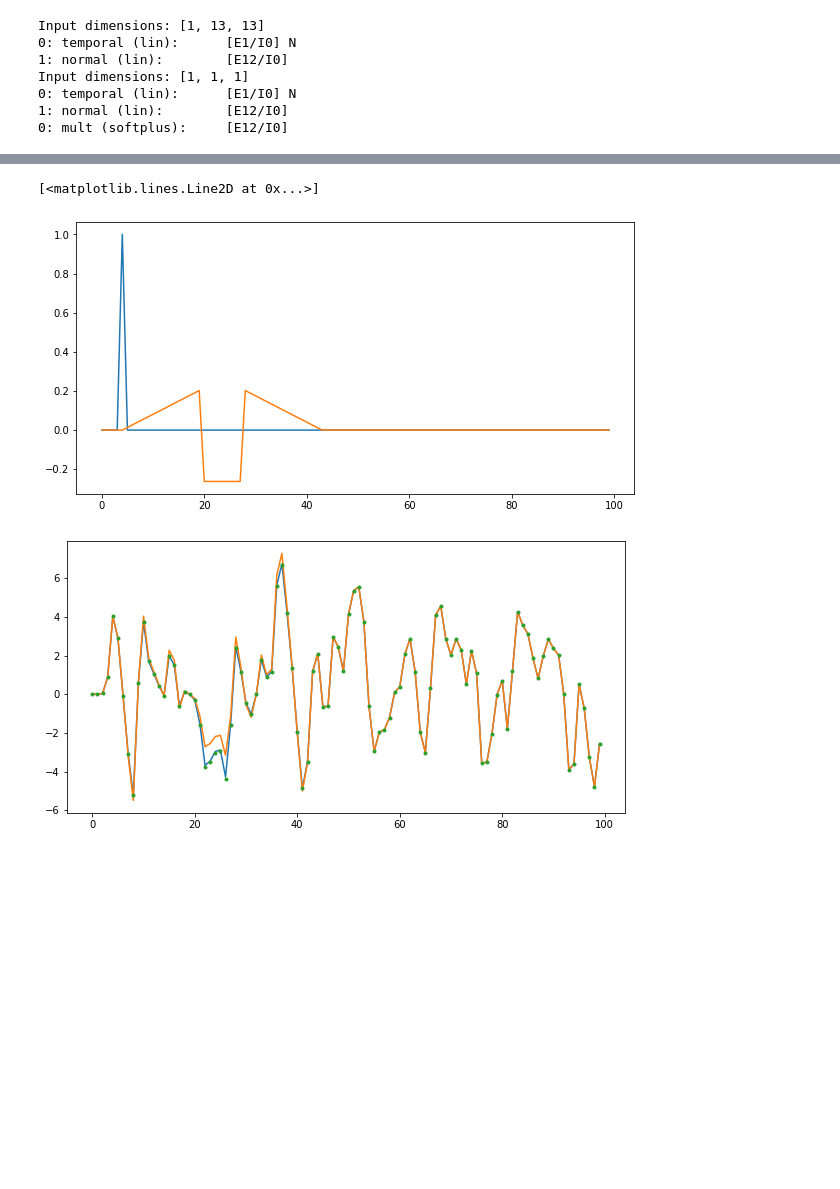
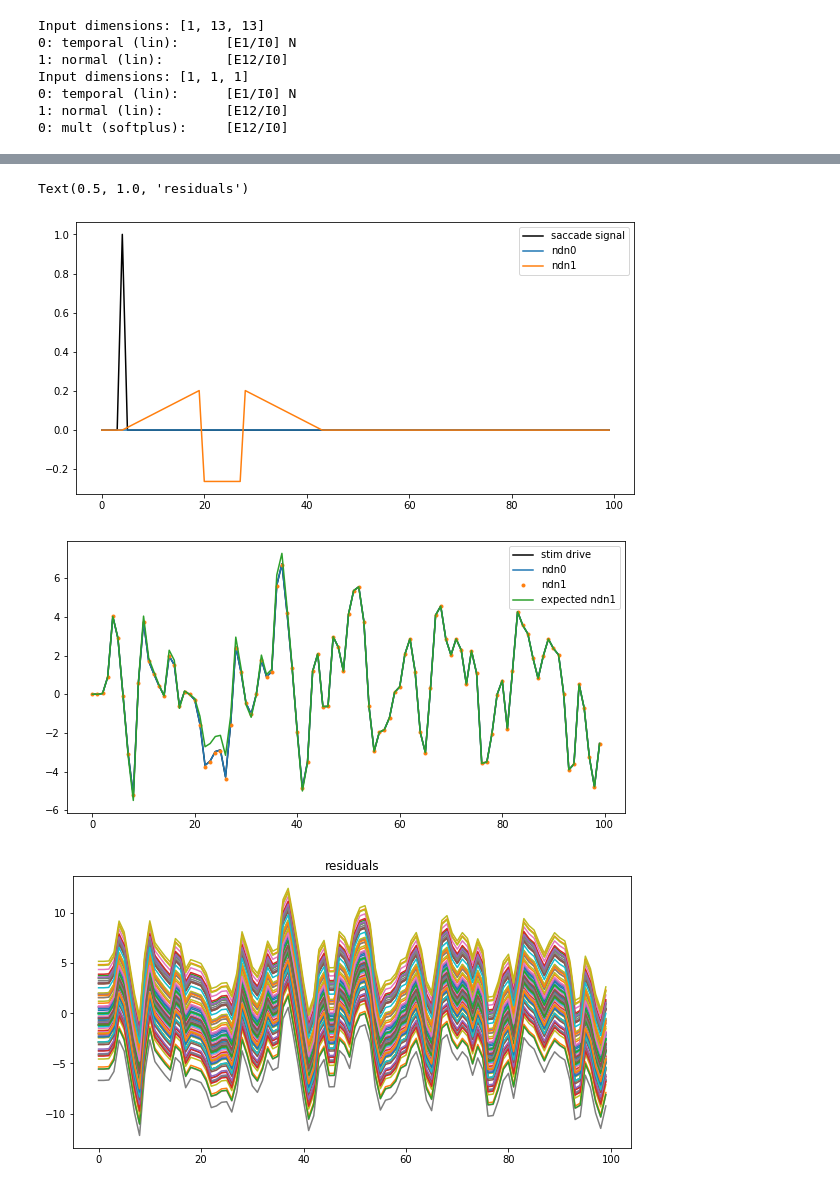
Before and after one commit to jcbyts/V1FreeViewingCode, a Jupyter notebook: Analysis/notebooks/TestGainModel.ipynb, the cells around one changed output, grey strips where cells are left out. Drawn from its saved outputs; the diff is of its cells as text; code cells hidden in the pictures; blank space fills up the shorter version.

```diff
--- a/Analysis/notebooks/TestGainModel.ipynb
+++ b/Analysis/notebooks/TestGainModel.ipynb
@@ -102,12 +104,14 @@ sacon =(np.random.rand(NT, 1) < .01).astype('float32')
 ndn0.networks[0].layers[0].weights[:,0] = (TF/np.sum(TF)).astype('float32')
 ndn0.networks[0].layers[1].weights = karray.astype('float32')
 
+# saccade kernel
 sk = np.linspace(0, 1, num_saclags)
 sk[20:] = np.linspace(sk[19], 0, num_saclags-20)
 sk[sk >.4] = -0.5
 
 ndn1 = ndn0.copy_model()
-ndn1.networks[1].layers[0].weights[:,0] = sk.astype('float32')
+ndn0.networks[1].layers[0].weights[:,0] *= 0 # ndn0 has zero saccade gain
+ndn1.networks[1].layers[0].weights[:,0] = sk.astype('float32') # ndn1 has saccade gain
 
 plt.plot(ndn0.networks[1].layers[0].weights[:,0])
 plt.plot(ndn1.networks[1].layers[0].weights[:,0])
@@ -138,22 +143,34 @@ plt.legend(["NDN (no gain)", "NDN (with gain)", "expected with gain"])
 # %%
 i = 0
 ix = np.arange(i, i+100)
-# plt.plot(Robs[ix,cc])
+
+
+sacg0 = ndn0.generate_prediction(input_data=[stim, sacon], ffnet_target=1, layer_target=0)
+sacg = ndn1.generate_prediction(input_data=[stim, sacon], ffnet_target=1, layer_target=0)
+
+stimdrive = ndn1.generate_prediction(input_data=[stim, sacon], ffnet_target=0, layer_target=1)
+gpre = ndn1.generate_prediction(input_data=[stim, sacon], pre_activation=True)
+gpre0 = ndn0.generate_prediction(input_data=[stim, sacon], pre_activation=True)
 
 plt.figure(figsize=(10,5))
-
-sacg = ndn1.generate_prediction(input_data=[stim, sacon], ffnet_target=1, layer_target=0)
-stimdrive = ndn1.generate_prediction(input_data=[stim, sacon], ffnet_target=0, layer_target=1)
-gpre = ndn1.generate_prediction(input_data=[stim, sacon], pre_activation=True)
-
-plt.plot(sacon[ix])
+plt.plot(sacon[ix], 'k')
+plt.plot(sacg0[ix])
 plt.plot(sacg[ix])
+plt.legend(["saccade signal", "ndn0", "ndn1"])
 
 plt.figure(figsize=(10,5))
-plt.plot(stimdrive[ix,cc])
-f = plt.plot(stimdrive[ix,cc:cc+1] * (1 + sacg[ix]))
+plt.plot(stimdrive[ix,cc], 'k')
+plt.plot(gpre0[ix,cc], '-')
 plt.plot(gpre[ix,cc], '.')
+expected = stimdrive[ix,cc:cc+1] * (1 + sacg[ix])
+f = plt.plot(expected, '-')
+plt.legend(["stim drive", "ndn0", "ndn1", "expected ndn1"])
+
+plt.figure(figsize=(10,5))
+plt.plot(expected - gpre[ix,cc])
+plt.title('residuals')
 # %% [output]
-[<matplotlib.lines.Line2D at 0x...>]
+Text(0.5, 1.0, 'residuals')
-[figure, old version]
+[figure, new version]
-[figure, old version]
+[figure, new version]
+[figure, added]
```
Also changed, not shown: parts of 3 cells of this notebook.
